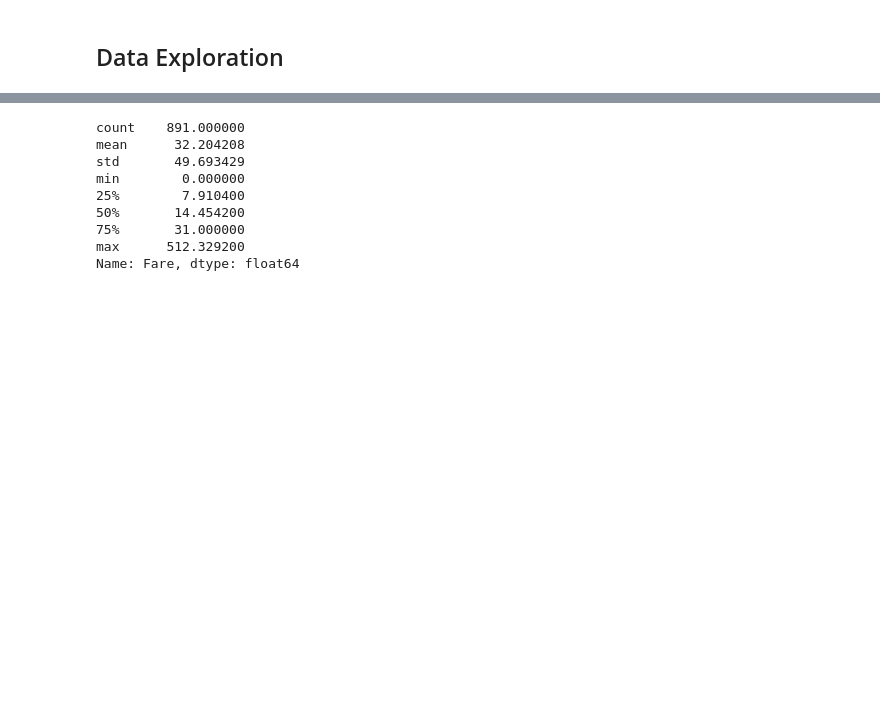
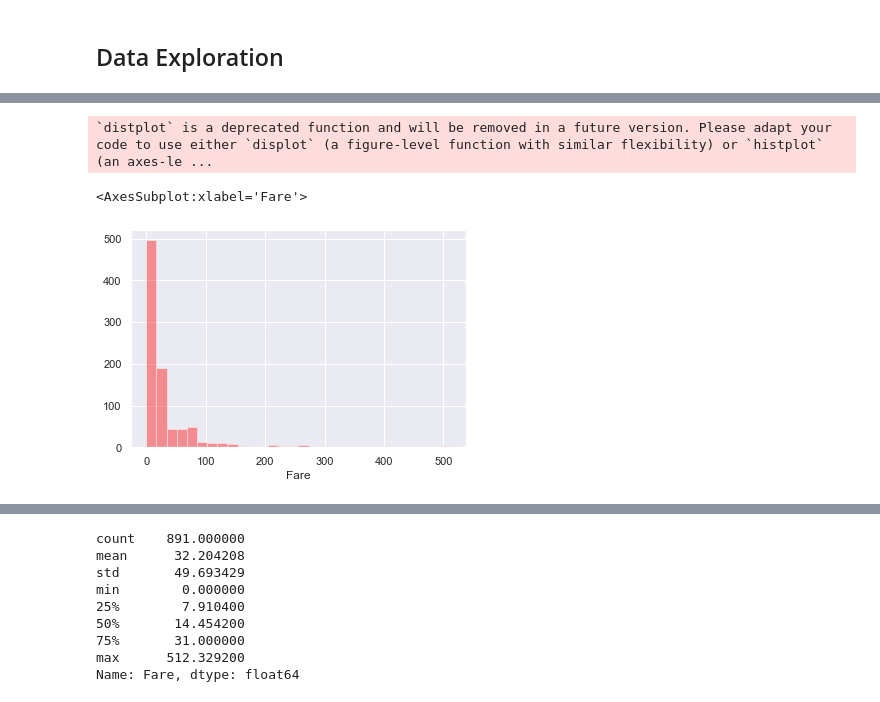
Before and after one commit to waldals/Titanic, a Jupyter notebook: titanic.ipynb, the cells around one changed output, grey strips where cells are left out. Cells and saved outputs as stored; diff of their text form; code cells hidden in the pictures; blank space fills up the shorter version.

```diff
--- a/titanic.ipynb
+++ b/titanic.ipynb
@@ -276,0 +288,6 @@ df_test_bookmark = df2.copy()
+# %%
+sns.distplot(df['Fare'], bins=30, kde=False, color='red')
+# %% [output]
+`distplot` is a deprecated function and will be removed in a future version. Please adapt your code to use either `displot` (a figure-level function with similar flexibility) or `histplot` (an axes-le ...
+<AxesSubplot:xlabel='Fare'>
+[figure, added]
```
Also changed, not shown: parts of 11 cells of this notebook.
